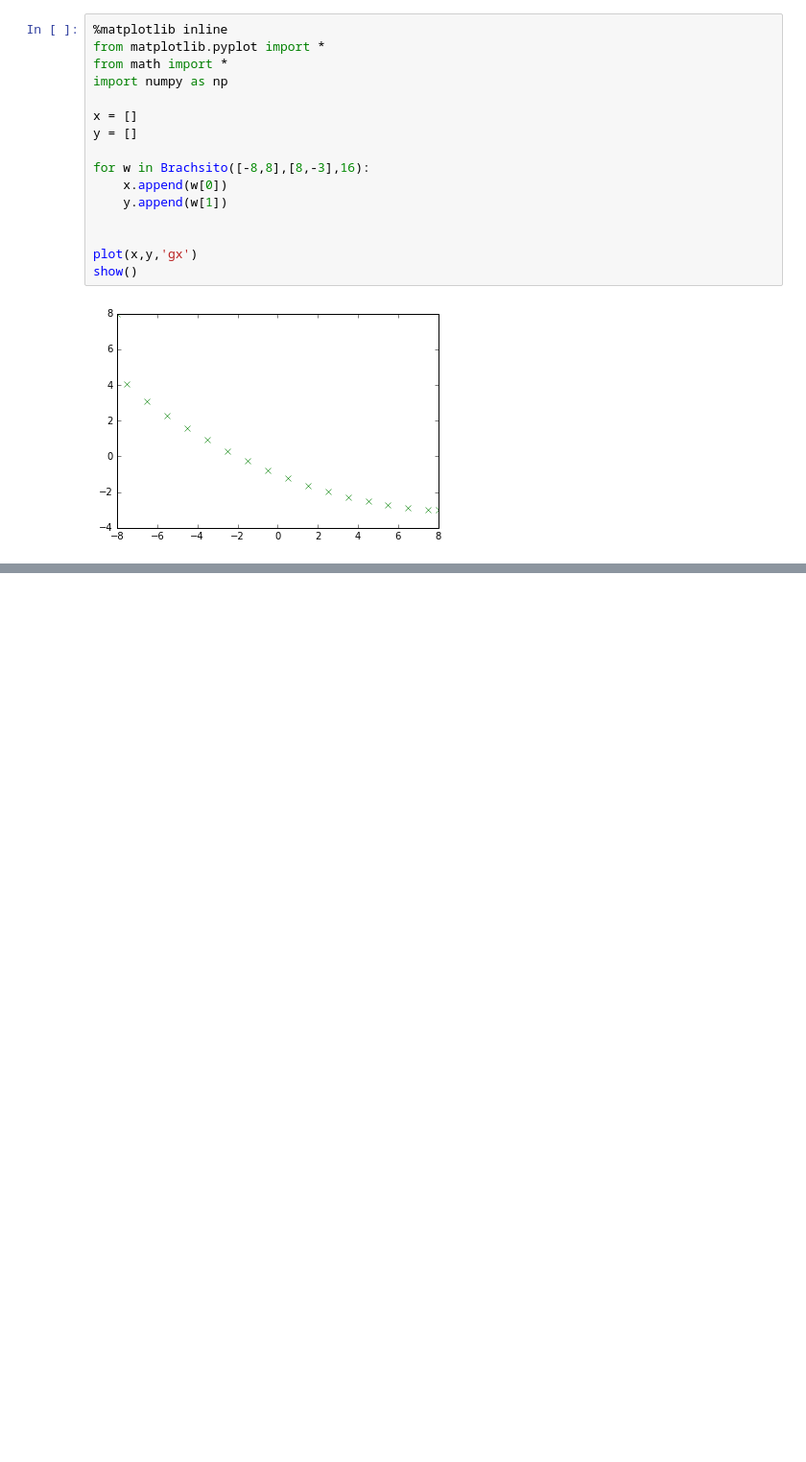
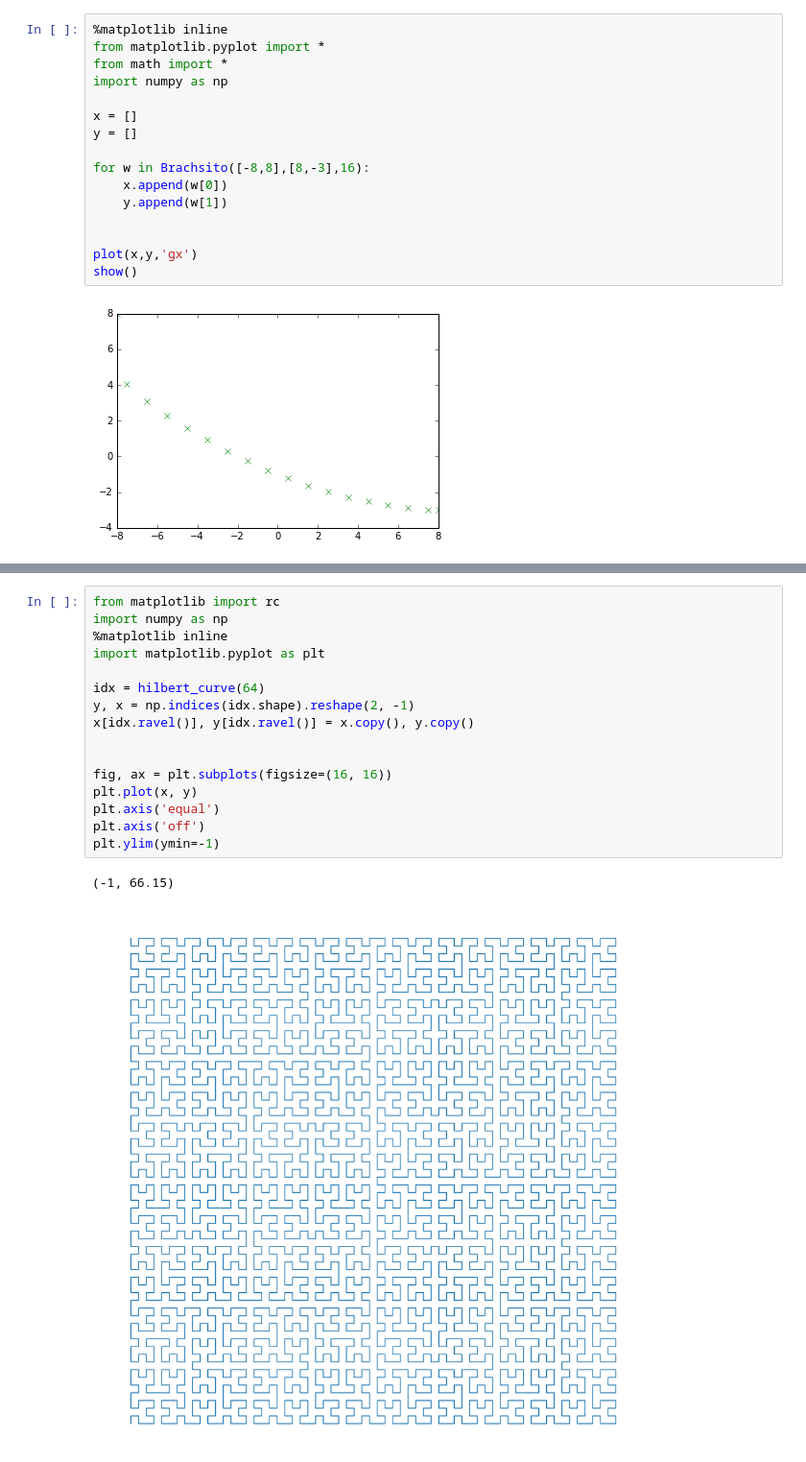
Before and after one commit to mgje/PIUMP, a Jupyter notebook: Beispiele_Skript_SciComputing/Optimierung.ipynb, the cells around one changed output, grey strips where cells are left out. Shown at 96% size. Saved outputs shown, nothing was run; the diff lists cells and outputs as text; blank space fills up the shorter version.

```diff
--- a/Beispiele_Skript_SciComputing/Optimierung.ipynb
+++ b/Beispiele_Skript_SciComputing/Optimierung.ipynb
@@ -358,0 +412,19 @@ show()
+# %%
+from matplotlib import rc
+import numpy as np
+%matplotlib inline
+import matplotlib.pyplot as plt
+
+idx = hilbert_curve(64)
+y, x = np.indices(idx.shape).reshape(2, -1)
+x[idx.ravel()], y[idx.ravel()] = x.copy(), y.copy()
+
+
+fig, ax = plt.subplots(figsize=(16, 16))
+plt.plot(x, y)
+plt.axis('equal')
+plt.axis('off')
+plt.ylim(ymin=-1)
+# %% [output]
+(-1, 66.15)
+[figure, added]
```
Also changed, not shown: parts of 10 cells of this notebook, 2 other files.
